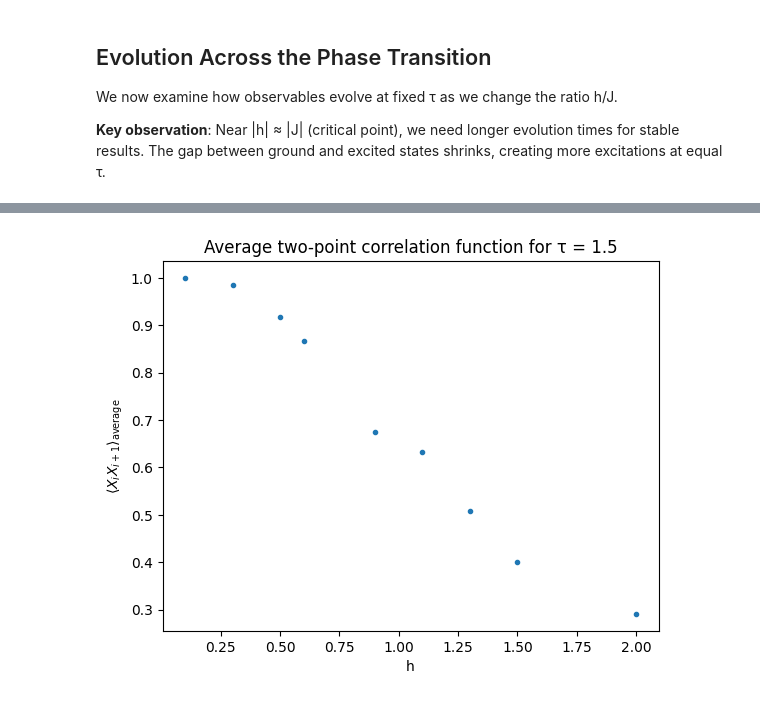
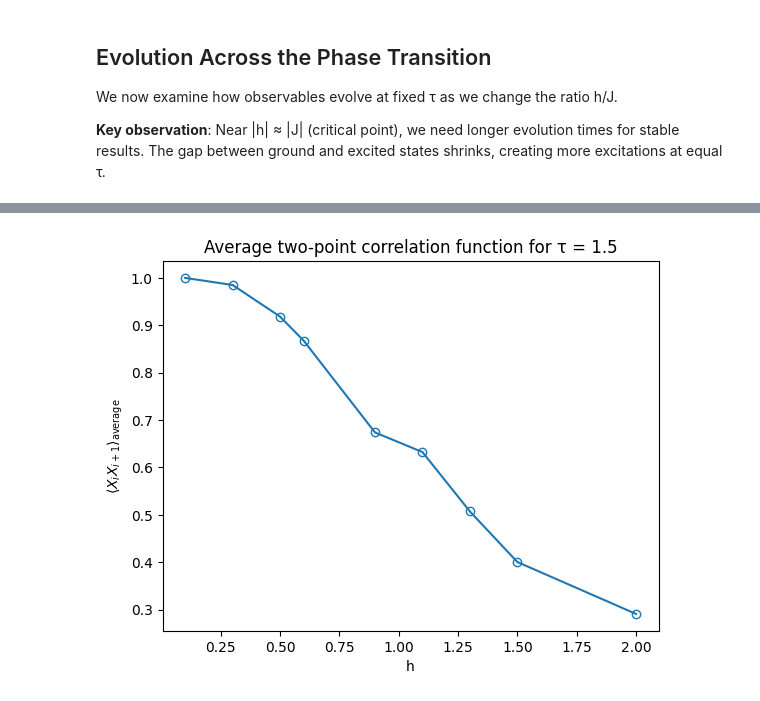
Before and after one commit to HQI-France/WP4, a Jupyter notebook: hqi/WP4.3/Tutorial.ipynb, the cells around one changed output, grey strips where cells are left out. Saved outputs shown, nothing was run; the diff lists cells and outputs as text; code cells hidden in the pictures.

Commit message:
Adjusted visualisation in the tutorial for WP4.3 deliverables.

```diff
--- a/hqi/WP4.3/Tutorial.ipynb
+++ b/hqi/WP4.3/Tutorial.ipynb
@@ -264,13 +264,13 @@ mean_xx = np.concatenate((mean_xx_ferro, mean_xx_para))
 # %%
 # Plot average two-point correlation function vs h
 plt.figure(1)
-plt.plot(h_target, mean_xx, '.')
+plt.plot(h_target, mean_xx, '-o', fillstyle='none')
 plt.xlabel('h')
 plt.ylabel(r'$\langle X_i X_{i+1} \rangle_{\mathrm{average}}$')
 plt.title(f'Average two-point correlation function for τ = {tau}')
 plt.show()
 # %% [output]
-[figure, old version]
+[figure, new version]
 # %%
 # Estimate state quality across all h values using batch processing
 nbspins = 4
```
Also changed, not shown: parts of 9 cells of this notebook.
